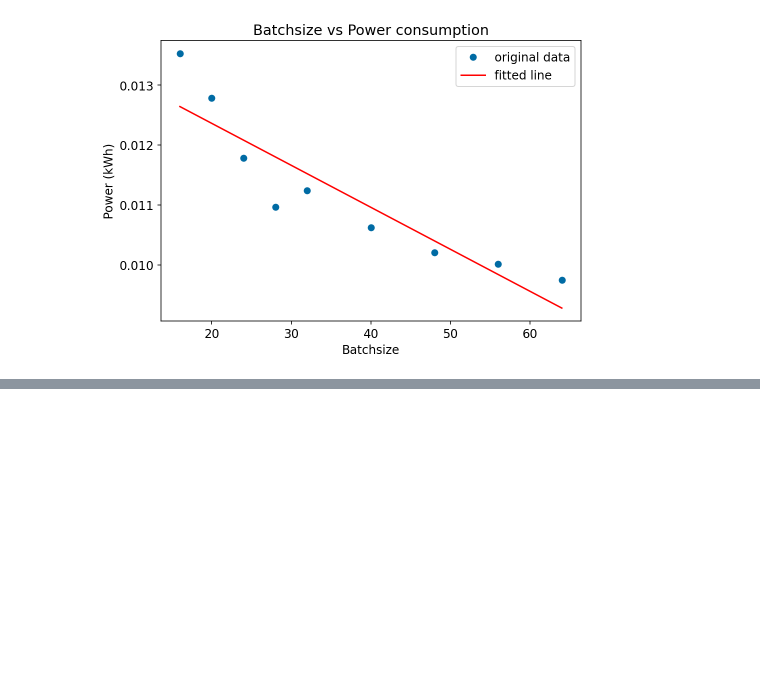
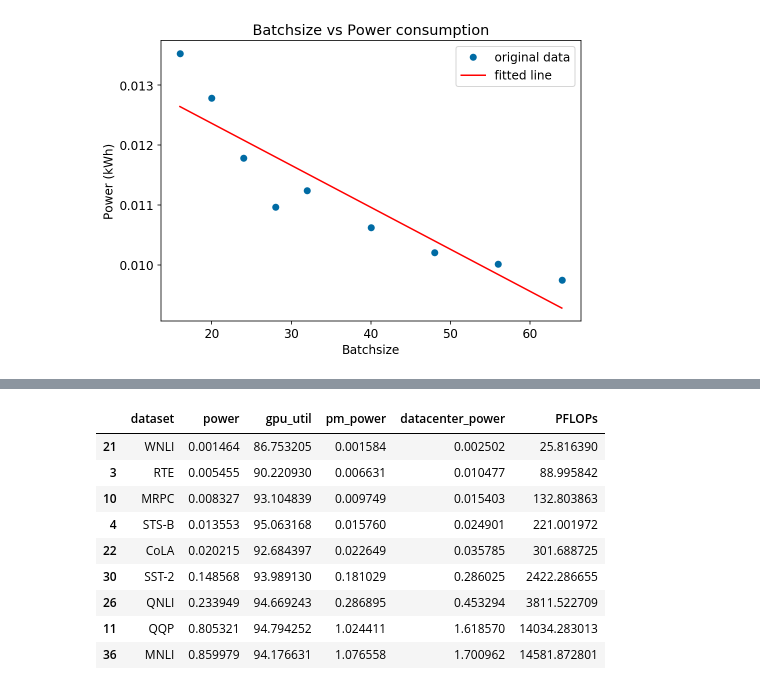
Before and after one commit to MScDissertation/NLP, a Jupyter notebook: PowerMonitorReadingsForFinetuning.ipynb, the cells around one changed output, grey strips where cells are left out. Saved outputs shown, nothing was run; the diff lists cells and outputs as text; code cells hidden in the pictures; blank space fills up the shorter version.

```diff
--- a/PowerMonitorReadingsForFinetuning.ipynb
+++ b/PowerMonitorReadingsForFinetuning.ipynb
@@ -165,0 +126,3 @@ df_time_interval
+# %%
+df_64 = df_time_interval.loc[(df_time_interval.batchsize == 64) & (df_time_interval.max_seq_len == 128)]
+df_64 = df_64.sort_values('dataset_size')
@@ -165,0 +141,17 @@ df_time_interval
+# %%
+df_64["datacenter_power"] = df_64["pm_power"] * 1.58
+#df_64["CO2e"] = df_64[datacenter_power] * #average co2e ???
+# %%
+features = ['dataset','power','gpu_util','pm_power','datacenter_power','PFLOPs']
+df_64[features]
+# %% [output]
+|  | dataset | power | gpu_util | pm_power | datacenter_power | PFLOPs |
+| 21 | WNLI | 0.001464 | 86.753205 | 0.001584 | 0.002502 | 25.816390 |
+| 3 | RTE | 0.005455 | 90.220930 | 0.006631 | 0.010477 | 88.995842 |
+| 10 | MRPC | 0.008327 | 93.104839 | 0.009749 | 0.015403 | 132.803863 |
+| 4 | STS-B | 0.013553 | 95.063168 | 0.015760 | 0.024901 | 221.001972 |
+| 22 | CoLA | 0.020215 | 92.684397 | 0.022649 | 0.035785 | 301.688725 |
+| 30 | SST-2 | 0.148568 | 93.989130 | 0.181029 | 0.286025 | 2422.286655 |
+| 26 | QNLI | 0.233949 | 94.669243 | 0.286895 | 0.453294 | 3811.522709 |
+| 11 | QQP | 0.805321 | 94.794252 | 1.024411 | 1.618570 | 14034.283013 |
+| 36 | MNLI | 0.859979 | 94.176631 | 1.076558 | 1.700962 | 14581.872801 |
```
Also changed, not shown: parts of 6 cells of this notebook, 5 other files.
